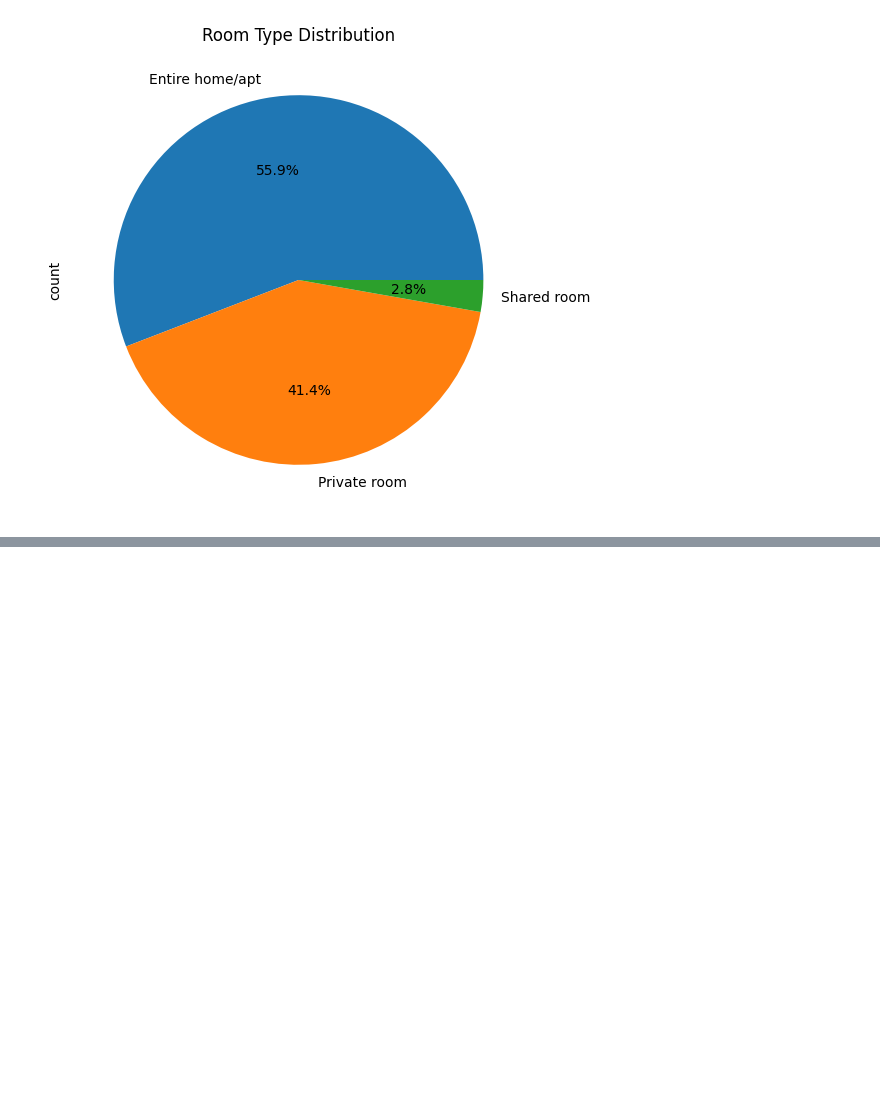
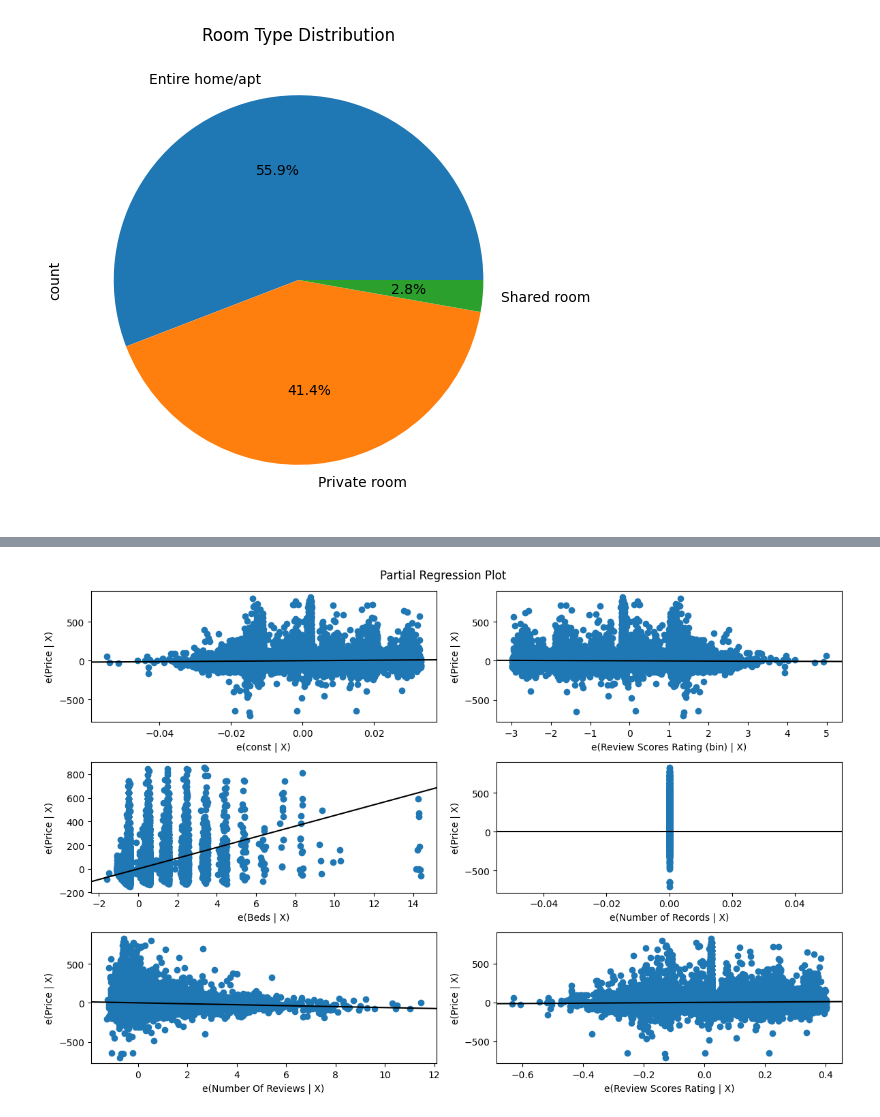
Before and after one commit to fwx5ax/linearModels, a Jupyter notebook: lab/lab_notebook_applied.ipynb, the cells around one changed output, grey strips where cells are left out. Saved outputs shown, nothing was run; the diff lists cells and outputs as text; code cells hidden in the pictures; blank space fills up the shorter version.

Commit message:
regression models built and compared

```diff
--- a/lab/lab_notebook_applied.ipynb
+++ b/lab/lab_notebook_applied.ipynb
@@ -144,6 +145,9 @@ df = pd.get_dummies(df, columns=['Neighbourhood ', 'Property Type', 'Room Type',
 df['Review Scores Rating'] = df['Review Scores Rating'].fillna(df['Review Scores Rating'].mean())
 df['Review Scores Rating (bin)'] = df['Review Scores Rating (bin)'].fillna(df['Review Scores Rating (bin)'].mean())
 df['Beds'] = df['Beds'].fillna(df['Beds'].median())
+df['Number of Records'] = df['Number of Records'].fillna(df['Number of Records'].median())
+df['Number Of Reviews'] = df['Number Of Reviews'].fillna(df['Number Of Reviews'].median())
+df['Price'] = df['Price'].fillna(df['Price'].mean())
 # %%
 from sklearn.preprocessing import StandardScaler
 
@@ -183,0 +196,24 @@ X_train, X_test, y_train, y_test = train_test_split(X, y, test_size=0.2, random_
+# %%
+# Model 2: Only 'Beds'
+model2 = LinearRegression()
+model2.fit(X_train[['Beds']], y_train)
+
+y_train_pred2 = model2.predict(X_train[['Beds']])
+y_test_pred2 = model2.predict(X_test[['Beds']])
+
+rmse_train2 = np.sqrt(mean_squared_error(y_train, y_train_pred2))
+rmse_test2 = np.sqrt(mean_squared_error(y_test, y_test_pred2))
+r2_train2 = r2_score(y_train, y_train_pred2)
+r2_test2 = r2_score(y_test, y_test_pred2)
+# %%
+# Model 3: All features
+model3 = LinearRegression()
+model3.fit(X_train, y_train)
+
+y_train_pred3 = model3.predict(X_train)
+y_test_pred3 = model3.predict(X_test)
+
+rmse_train3 = np.sqrt(mean_squared_error(y_train, y_train_pred3))
+rmse_test3 = np.sqrt(mean_squared_error(y_test, y_test_pred3))
+r2_train3 = r2_score(y_train, y_train_pred3)
+r2_test3 = r2_score(y_test, y_test_pred3)
@@ -183,0 +250,14 @@ X_train, X_test, y_train, y_test = train_test_split(X, y, test_size=0.2, random_
+# %%
+# Add constant
+X_train_sm = sm.add_constant(X_train_num)
+
+# Fit the model
+model_sm = sm.OLS(y_train, X_train_sm).fit()
+# %%
+# Partial regression plots
+fig = plt.figure(figsize=(12, 8))
+sm.graphics.plot_partregress_grid(model_sm, fig=fig)
+plt.tight_layout()
+plt.show()
+# %% [output]
+[figure, added]
```
Also changed, not shown: parts of 5 cells of this notebook.
